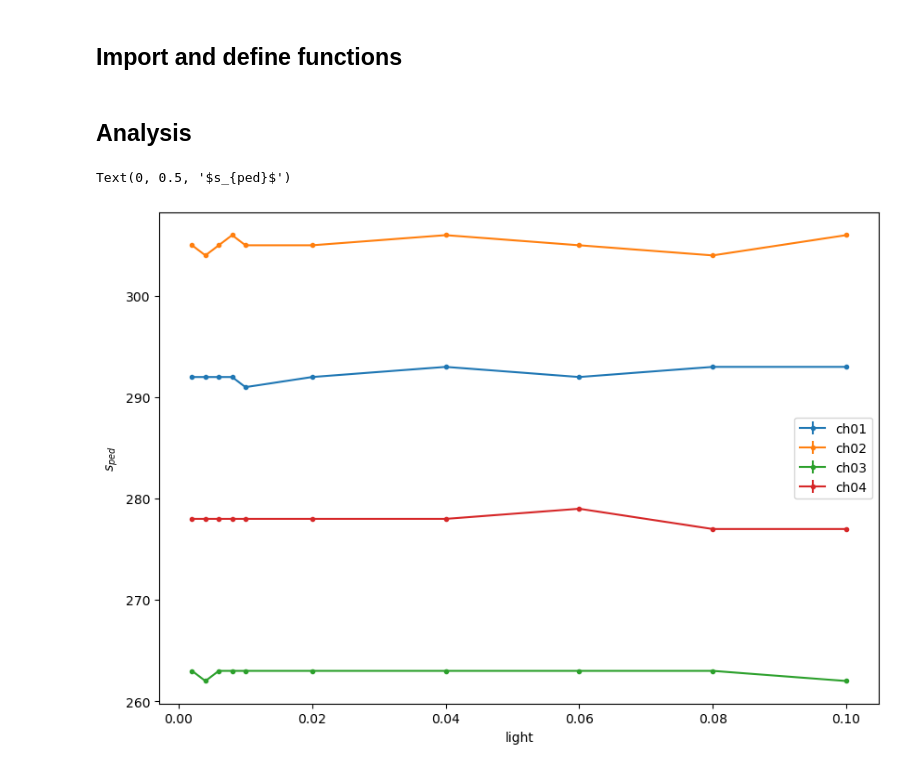
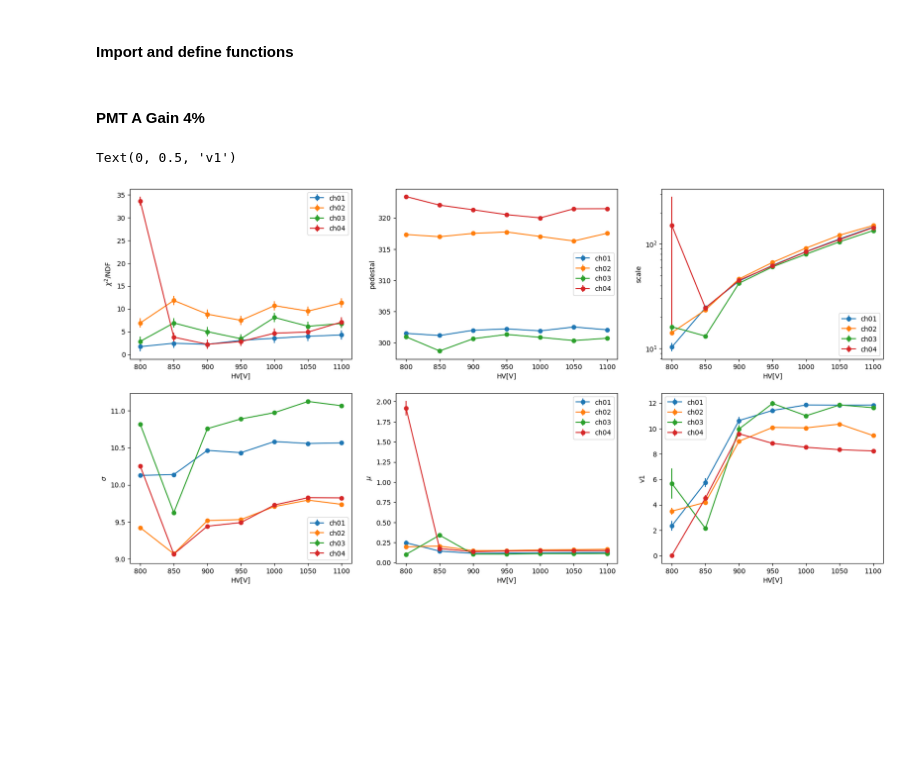
Before and after one commit to frankboyu/solid_pmt_test, a Jupyter notebook: plot.ipynb, the cells around one changed output. Drawn from its saved outputs; the diff is of its cells as text; code cells hidden in the pictures; blank space fills up the shorter version.

Commit message:
Plot PMT A results of 5 paras

```diff
--- a/plot.ipynb
+++ b/plot.ipynb
@@ -1,5 +1,5 @@
 # %% [markdown]
-## Import and define functions
+#### Import and define functions
 # %%
 import numpy as np
 import matplotlib.pyplot as plt
@@ -22,20 +22,48 @@ def get_paras(group):
 
     return paras, errors
 # %% [markdown]
-## Analysis
+#### PMT A Gain 4%
 # %%
-plt.figure(figsize=(10,7), dpi=100)
+fig, axs = plt.subplots(2,3, figsize=(20,10), dpi=100)
 
+paras = np.loadtxt("results/a_gain_4%/paras_iter01_5para.txt")
+xpoints = np.loadtxt("results/a_gain_4%/runs.txt")[:,1]
+for i in range(4):
+    axs[0,0].errorbar(xpoints, paras[xpoints.size*i:xpoints.size*(i+1), 3], yerr = paras[xpoints.size*i:xpoints.size*(i+1), 13], label="ch0"+str(i+1), fmt='o-')
+axs[0,0].legend()
+axs[0,0].set_xlabel('HV[V]')
+axs[0,0].set_ylabel(r"$\chi^2$/NDF")
 
-paras = np.loadtxt("results/s_linearity_1100V_off/10paras/paras_iter06.txt")
-xpoints = np.loadtxt("results/s_linearity_1100V_off/runs.txt")[:,1]
 for i in range(4):
-    plt.errorbar(xpoints, paras[10*i:10*(i+1), 4], yerr = paras[10*i:10*(i+1), 25], label="ch0"+str(i+1), marker='.', fmt='o-')
+    axs[0,1].errorbar(xpoints, paras[xpoints.size*i:xpoints.size*(i+1), 4], yerr = paras[xpoints.size*i:xpoints.size*(i+1), 14], label="ch0"+str(i+1), fmt='o-')
+axs[0,1].legend()
+axs[0,1].set_xlabel('HV[V]')
+axs[0,1].set_ylabel("pedestal")
 
+for i in range(4):
+    axs[0,2].errorbar(xpoints, paras[xpoints.size*i:xpoints.size*(i+1), 5], yerr = paras[xpoints.size*i:xpoints.size*(i+1), 15], label="ch0"+str(i+1), fmt='o-')
+axs[0,2].legend()
+axs[0,2].set_xlabel('HV[V]')
+axs[0,2].set_ylabel("scale")
+axs[0,2].set_yscale('log')
 
-plt.legend()
-plt.xlabel('light')
-plt.ylabel(r"$s_{ped}$")
+for i in range(4):
+    axs[1,0].errorbar(xpoints, paras[xpoints.size*i:xpoints.size*(i+1), 6], yerr = paras[xpoints.size*i:xpoints.size*(i+1), 16], label="ch0"+str(i+1), fmt='o-')
+axs[1,0].legend()
+axs[1,0].set_xlabel('HV[V]')
+axs[1,0].set_ylabel(r"$\sigma$")
+
+for i in range(4):
+    axs[1,1].errorbar(xpoints, paras[xpoints.size*i:xpoints.size*(i+1), 7], yerr = paras[xpoints.size*i:xpoints.size*(i+1), 17], label="ch0"+str(i+1), fmt='o-')
+axs[1,1].legend()
+axs[1,1].set_xlabel('HV[V]')
+axs[1,1].set_ylabel(r"$\mu$")
+
+for i in range(4):
+    axs[1,2].errorbar(xpoints, paras[xpoints.size*i:xpoints.size*(i+1), 8], yerr = paras[xpoints.size*i:xpoints.size*(i+1), 18], label="ch0"+str(i+1), fmt='o-')
+axs[1,2].legend()
+axs[1,2].set_xlabel('HV[V]')
+axs[1,2].set_ylabel("v1")
 # %% [output]
-Text(0, 0.5, '$s_{ped}$')
+Text(0, 0.5, 'v1')
-[figure, old version]
+[figure, new version]
```
Also changed, not shown: parts of 6 cells of this notebook.
